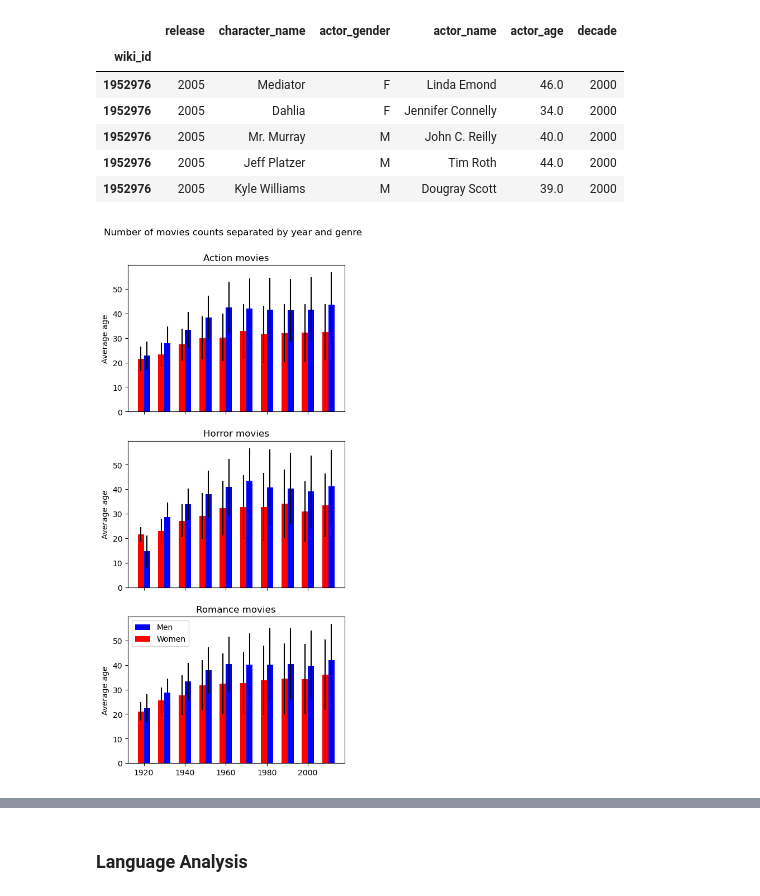
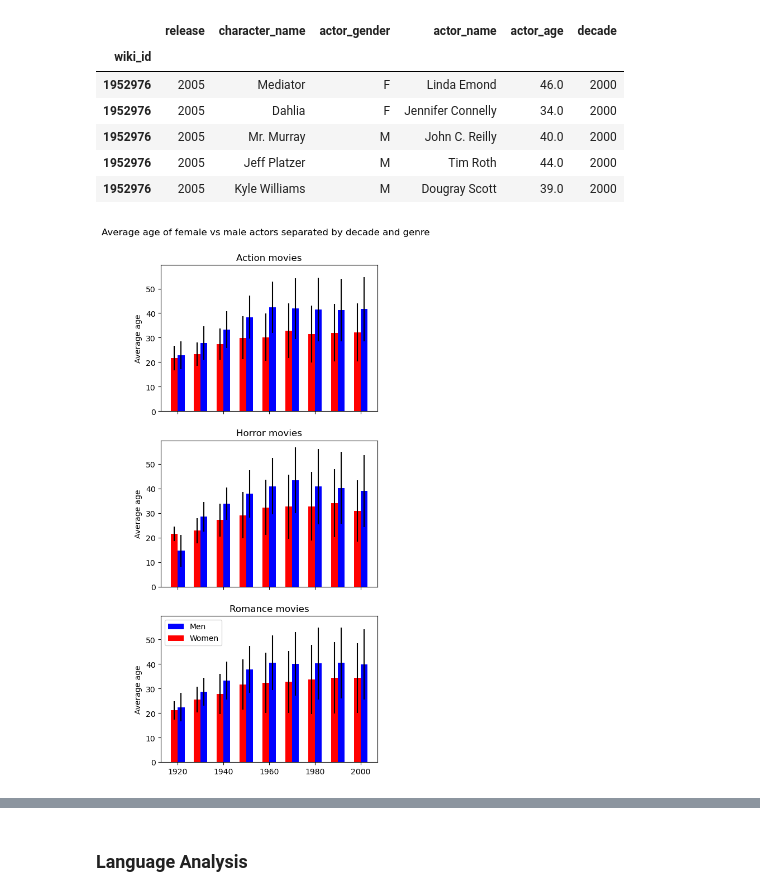
Before and after one commit to epfl-ada/ada-2022-project-nonansland22, a Jupyter notebook: Project_NoNansLand.ipynb, the cells around one changed output, grey strips where cells are left out. Drawn from its saved outputs; the diff is of its cells as text; code cells hidden in the pictures.

```diff
--- a/Project_NoNansLand.ipynb
+++ b/Project_NoNansLand.ipynb
@@ -360,0 +416,5 @@ charadata_filtered.groupby(['decade', 'actor_gender'])['actor_gender'].count().u
+# %%
+moviedata_filtered = moviedata_filtered.loc[(moviedata_filtered['decade'] > 1910) & (moviedata_filtered['decade'] < 2010)]
+charadata_filtered = charadata_filtered.loc[(charadata_filtered['decade'] > 1910) & (charadata_filtered['decade'] < 2010)]
+print('We have now {} movies which contain all the necessary data for our analysis.'.format(len(moviedata_filtered)))
+print('There are in average {:.2f} characters per movie.'.format(len(charadata_filtered)/len(moviedata_filtered)))
@@ -550,21 +600,3 @@ We have now 5521 horror movies extracted.
 Once more, we notice that a high amount of revenues were not indicated.
 
 Now we will look at the evolution of the number of movies per decade for each of the three genres selected. We remove movies released after 2009 as we do not have the data for the complete 2010s decade. We also remove all movies released before the first year in which all three genres at a movie released so that we have a common timescale that can be compaed among the three genres.
-# %%
-'''#Find the first common year of release of a movie
-min_shared_decade = max(min(horror['decade'].sort_values().unique()), min(romance['decade'].sort_values().unique()), min(action['decade'].sort_values().unique()))
-
-#Drop all movies Before the minimal year and after 2009
-horror = horror.loc[(horror['decade'] >= min_shared_decade) & (horror['decade'] < 2010)].copy()
-action = action.loc[(action['decade'] >= min_shared_decade) & (action['decade'] < 2010)].copy()
-romance = romance.loc[(romance['decade'] >= min_shared_decade) & (romance['decade'] < 2010)].copy()
-
-#Check number of characters per gender per decade for each genre
-count_movies_genres = pd.DataFrame({'horror_nb_women' : horror.groupby('decade')['nb_women'].sum(),
-                                    'horror_nb_men' : horror.groupby('decade')['nb_men'].sum(),
-                                    'action_nb_women' : action.groupby('decade')['nb_women'].sum(),
-                                    'action_nb_men' : action.groupby('decade')['nb_men'].sum(),
-                                    'romance_nb_women' : romance.groupby('decade')['nb_women'].sum(),
-                                    'romance_nb_men' : romance.groupby('decade')['nb_men'].sum(),
-                                    })
-count_movies_genres'''
@@ -575,7 +603,3 @@ We can see that the decade 1910 contains too few values for the gender analysis.
-# %%
-horror = horror.loc[horror['decade'] > 1910].copy()
-action = action.loc[action['decade'] > 1910].copy()
-romance = romance.loc[romance['decade'] > 1910].copy()
 # %%
 #Plot the evolution of the movie count per genre and per decade
 plt.bar(horror['decade'].sort_values().unique(), horror.groupby(['decade'])['release'].count(), label = 'horror')
@@ -656,34 +680,34 @@ def stats_age_decade(genre_charadata):
 # %%
 # Compute some stats for the three selected genres and plot them by decade for each genre
 action_age = stats_age_decade(action_charadata)
 horror_age = stats_age_decade(horror_charadata)
 romance_age = stats_age_decade(romance_charadata)
 
 fig, (ax0, ax1, ax2) = plt.subplots(nrows=3,figsize=(5, 11), sharex = True, sharey = True)
 width = 3
 
 ax0.bar(action_age[0].index + width/2, action_age[0],width, yerr = action_age[1],label='Men', color = 'blue')
 ax0.bar(action_age[2].index - width/2, action_age[2],width, yerr = action_age[3],  label='Women', color = 'red')
 ax1.bar(horror_age[0].index + width/2, horror_age[0],width, yerr = horror_age[1],label='Men', color = 'blue')
 ax1.bar(horror_age[2].index - width/2, horror_age[2],width, yerr = horror_age[3],  label='Women', color = 'red')
 ax2.bar(romance_age[0].index + width/2, romance_age[0],width, yerr = romance_age[1],label='Men', color = 'blue')
 ax2.bar(romance_age[2].index - width/2, romance_age[2],width, yerr = romance_age[3],  label='Women', color = 'red')
 
 
 ax0.set_title('Action movies')
 ax1.set_title('Horror movies')
 ax2.set_title('Romance movies')
 
 ax0.set_ylabel('Average age')
 ax1.set_ylabel('Average age')
 ax2.set_ylabel('Average age')
 
 ax2.legend(loc='upper left')
 
-fig.suptitle('Number of movies counts separated by year and genre')
+fig.suptitle('Average age of female vs male actors separated by decade and genre')
 fig.subplots_adjust(top=0.92)
 # %% [output]
-[figure, old version]
+[figure, new version]
 # %%
 #Plot the average number of men vs women for each genre over time
 
```
Also changed, not shown: parts of 48 cells of this notebook.
